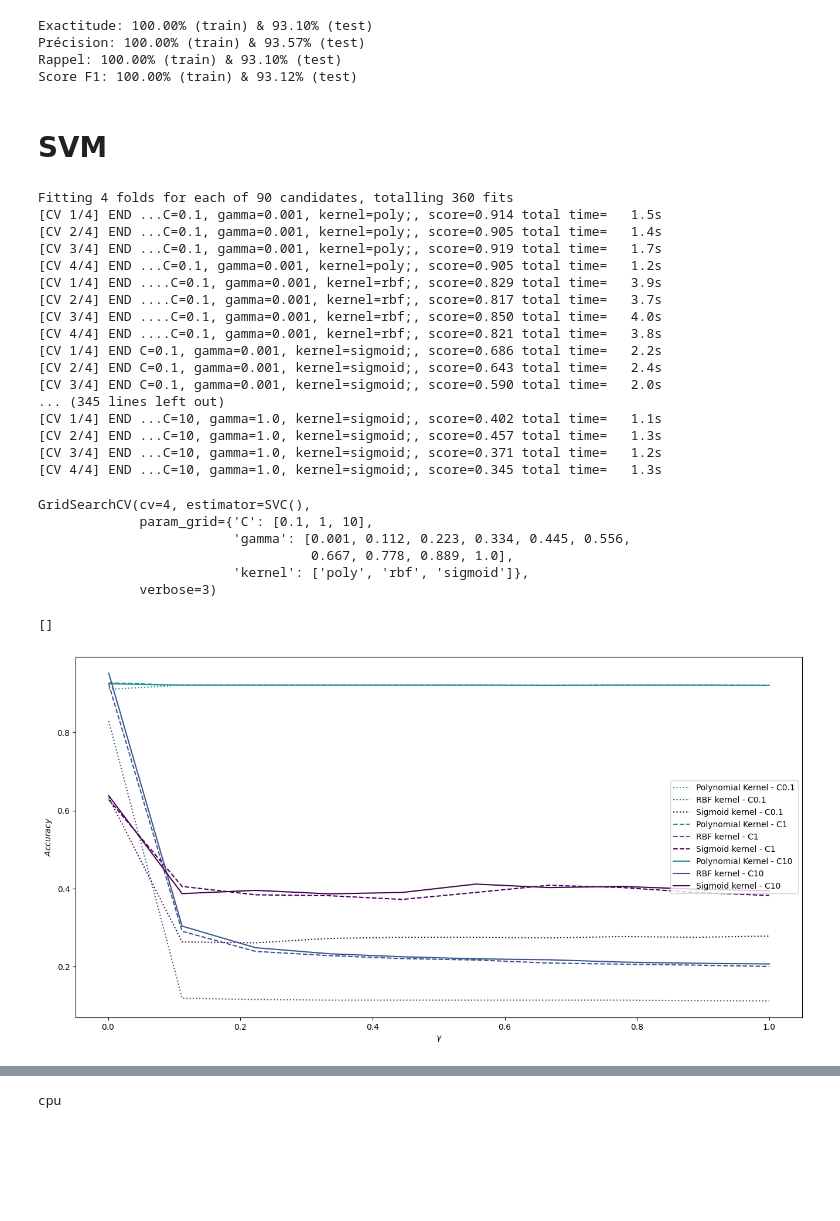
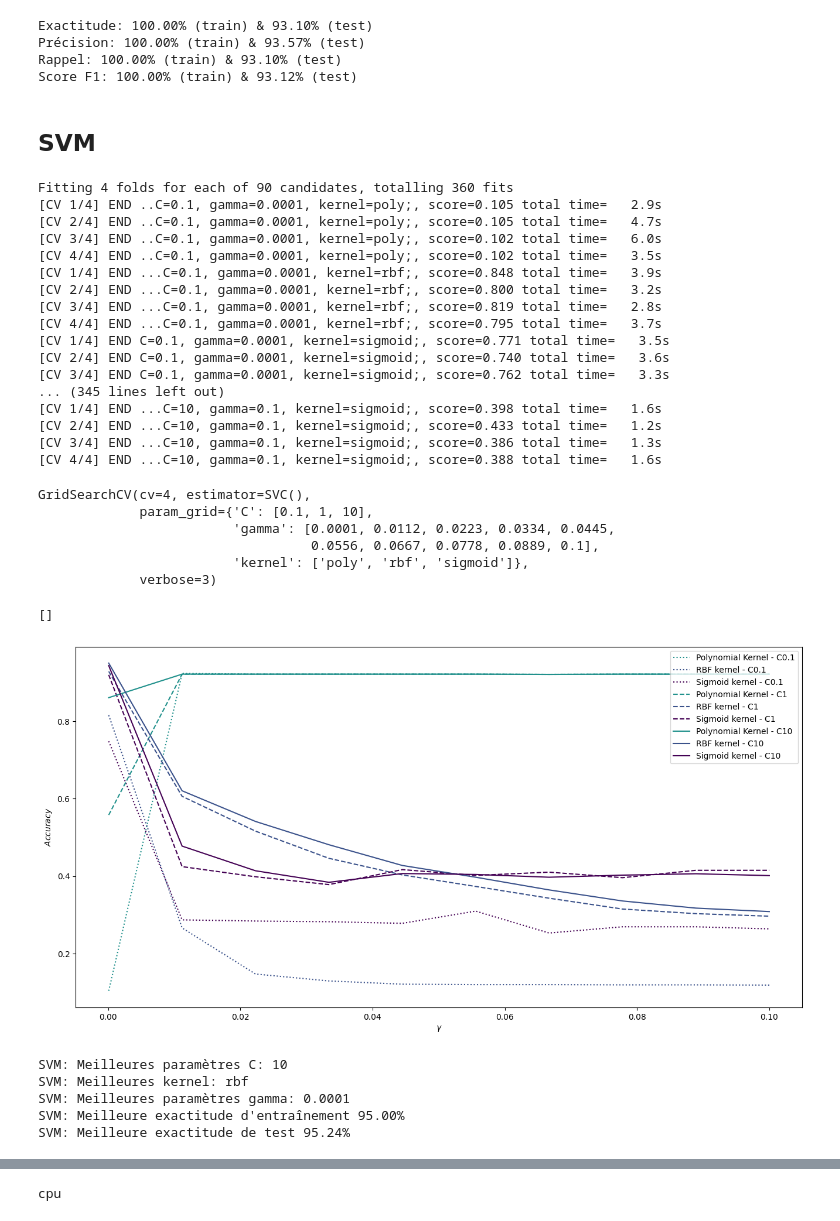
Before and after one commit to Squidez/projet_master, a Jupyter notebook: classification.ipynb, the cells around one changed output, grey strips where cells are left out. Cells and saved outputs as stored; diff of their text form; code cells hidden in the pictures; blank space fills up the shorter version.

```diff
--- a/classification.ipynb
+++ b/classification.ipynb
@@ -308,16 +312,16 @@ Score F1: 100.00% (train) & 93.12% (test)
 # %% [markdown]
-# SVM
+## SVM
 # %%
 #paramètres du SVC
 C = [0.1, 1, 10]
-gamma_par = [round(i,3) for i in np.linspace(0.001, 1, 10)]
+gamma_par = [round(i,4) for i in np.linspace(0.0001, 0.1, 10)]
 kernels = ['poly', 'rbf', 'sigmoid']
 
 param_dict = {'C': C,
               'gamma': gamma_par,
               'kernel': kernels}
 
-#nombre de cv
+#nombre de plis
 n_cv = 4
 
 #Cross-validation
@@ -330,66 +334,85 @@ grid_search_svm = GridSearchCV(svm_classifier,
 grid_search_svm.fit(X_train, y_train)
 # %% [output]
 Fitting 4 folds for each of 90 candidates, totalling 360 fits
-[CV 1/4] END ...C=0.1, gamma=0.001, kernel=poly;, score=0.914 total time=   1.5s
-[CV 2/4] END ...C=0.1, gamma=0.001, kernel=poly;, score=0.905 total time=   1.4s
-[CV 3/4] END ...C=0.1, gamma=0.001, kernel=poly;, score=0.919 total time=   1.7s
-[CV 4/4] END ...C=0.1, gamma=0.001, kernel=poly;, score=0.905 total time=   1.2s
-[CV 1/4] END ....C=0.1, gamma=0.001, kernel=rbf;, score=0.829 total time=   3.9s
-[CV 2/4] END ....C=0.1, gamma=0.001, kernel=rbf;, score=0.817 total time=   3.7s
-[CV 3/4] END ....C=0.1, gamma=0.001, kernel=rbf;, score=0.850 total time=   4.0s
-[CV 4/4] END ....C=0.1, gamma=0.001, kernel=rbf;, score=0.821 total time=   3.8s
-[CV 1/4] END C=0.1, gamma=0.001, kernel=sigmoid;, score=0.686 total time=   2.2s
-[CV 2/4] END C=0.1, gamma=0.001, kernel=sigmoid;, score=0.643 total time=   2.4s
-[CV 3/4] END C=0.1, gamma=0.001, kernel=sigmoid;, score=0.590 total time=   2.0s
+[CV 1/4] END ..C=0.1, gamma=0.0001, kernel=poly;, score=0.105 total time=   2.9s
+[CV 2/4] END ..C=0.1, gamma=0.0001, kernel=poly;, score=0.105 total time=   4.7s
+[CV 3/4] END ..C=0.1, gamma=0.0001, kernel=poly;, score=0.102 total time=   6.0s
+[CV 4/4] END ..C=0.1, gamma=0.0001, kernel=poly;, score=0.102 total time=   3.5s
+[CV 1/4] END ...C=0.1, gamma=0.0001, kernel=rbf;, score=0.848 total time=   3.9s
+[CV 2/4] END ...C=0.1, gamma=0.0001, kernel=rbf;, score=0.800 total time=   3.2s
+[CV 3/4] END ...C=0.1, gamma=0.0001, kernel=rbf;, score=0.819 total time=   2.8s
+[CV 4/4] END ...C=0.1, gamma=0.0001, kernel=rbf;, score=0.795 total time=   3.7s
+[CV 1/4] END C=0.1, gamma=0.0001, kernel=sigmoid;, score=0.771 total time=   3.5s
+[CV 2/4] END C=0.1, gamma=0.0001, kernel=sigmoid;, score=0.740 total time=   3.6s
+[CV 3/4] END C=0.1, gamma=0.0001, kernel=sigmoid;, score=0.762 total time=   3.3s
 ... (345 lines left out)
-[CV 1/4] END ...C=10, gamma=1.0, kernel=sigmoid;, score=0.402 total time=   1.1s
-[CV 2/4] END ...C=10, gamma=1.0, kernel=sigmoid;, score=0.457 total time=   1.3s
-[CV 3/4] END ...C=10, gamma=1.0, kernel=sigmoid;, score=0.371 total time=   1.2s
-[CV 4/4] END ...C=10, gamma=1.0, kernel=sigmoid;, score=0.345 total time=   1.3s
+[CV 1/4] END ...C=10, gamma=0.1, kernel=sigmoid;, score=0.398 total time=   1.6s
+[CV 2/4] END ...C=10, gamma=0.1, kernel=sigmoid;, score=0.433 total time=   1.2s
+[CV 3/4] END ...C=10, gamma=0.1, kernel=sigmoid;, score=0.386 total time=   1.3s
+[CV 4/4] END ...C=10, gamma=0.1, kernel=sigmoid;, score=0.388 total time=   1.6s
 GridSearchCV(cv=4, estimator=SVC(),
              param_grid={'C': [0.1, 1, 10],
-                         'gamma': [0.001, 0.112, 0.223, 0.334, 0.445, 0.556,
-                                   0.667, 0.778, 0.889, 1.0],
+                         'gamma': [0.0001, 0.0112, 0.0223, 0.0334, 0.0445,
+                                   0.0556, 0.0667, 0.0778, 0.0889, 0.1],
                          'kernel': ['poly', 'rbf', 'sigmoid']},
              verbose=3)
 # %%
 #exactitude moyenne par cv (renvoie une liste des scores avec les trois kernels)
 accuracy = grid_search_svm.cv_results_['mean_test_score']
 
 #récupération du score pour chaque kernel C=0.1
 poly_accuracy_c1 = accuracy[0::3][0:10]
 rbf_accuracy_c1 = accuracy[1::3][0:10]
 sig_accuracy_c1 = accuracy[2::3][0:10]
 
 #récupération du score pour chaque kernel C=1
 poly_accuracy_c2 = accuracy[0::3][10:20]
 rbf_accuracy_c2 = accuracy[1::3][10:20]
 sig_accuracy_c2 = accuracy[2::3][10:20]
 
 #récupération du score pour chaque kernel C=10
 poly_accuracy_c3 = accuracy[0::3][20:30]
 rbf_accuracy_c3 = accuracy[1::3][20:30]
 sig_accuracy_c3 = accuracy[2::3][20:30]
 
 #Graphique pour de l'exactitude en fonction de lambda
 fig, ax = plt.subplots(figsize=(16,8))
 ax.plot(gamma_par, poly_accuracy_c1, c='#21918c', linestyle='dotted', label=f'Polynomial Kernel - C{C[0]}')
-ax.plot(gamma_par, rbf_accuracy_c1, c="#3b528b", linestyle='dotted', label=f"RBF kernel - C{C[0]}")
-ax.plot(gamma_par, sig_accuracy_c1, c="#440154", linestyle='dotted',label=f"Sigmoid kernel - C{C[0]}")
+ax.plot(gamma_par, rbf_accuracy_c1, c='#3b528b', linestyle='dotted', label=f'RBF kernel - C{C[0]}')
+ax.plot(gamma_par, sig_accuracy_c1, c='#440154', linestyle='dotted',label=f'Sigmoid kernel - C{C[0]}')
 
 ax.plot(gamma_par, poly_accuracy_c2, c='#21918c', linestyle='dashed', label=f'Polynomial Kernel - C{C[1]}')
-ax.plot(gamma_par, rbf_accuracy_c2, c="#3b528b", linestyle='dashed', label=f"RBF kernel - C{C[1]}")
-ax.plot(gamma_par, sig_accuracy_c2, c="#440154", linestyle='dashed', label=f"Sigmoid kernel - C{C[1]}")
+ax.plot(gamma_par, rbf_accuracy_c2, c='#3b528b', linestyle='dashed', label=f'RBF kernel - C{C[1]}')
+ax.plot(gamma_par, sig_accuracy_c2, c='#440154', linestyle='dashed', label=f'Sigmoid kernel - C{C[1]}')
 
 ax.plot(gamma_par, poly_accuracy_c3, c='#21918c', label=f'Polynomial Kernel - C{C[2]}')
-ax.plot(gamma_par, rbf_accuracy_c3, c="#3b528b", label=f"RBF kernel - C{C[2]}")
-ax.plot(gamma_par, sig_accuracy_c3, c="#440154", label=f'Sigmoid kernel - C{C[2]}')
+ax.plot(gamma_par, rbf_accuracy_c3, c='#3b528b', label=f'RBF kernel - C{C[2]}')
+ax.plot(gamma_par, sig_accuracy_c3, c='#440154', label=f'Sigmoid kernel - C{C[2]}')
 
-ax.set_xlabel("$\gamma$")
-ax.set_ylabel("$Accuracy$")
-ax.legend()
+ax.set_xlabel('$\gamma$')
+ax.set_ylabel('$Accuracy$')
+ax.legend(loc='upper right')
 plt.plot()
 # %% [output]
 []
-[figure, old version]
+[figure, new version]
+# %%
+#SVM avec les meilleurs paramètres
+best_kernel = grid_search_svm.best_params_['kernel']
+best_gamma = grid_search_svm.best_params_['gamma']
+best_C = grid_search_svm.best_params_['C']
+accuracy_svm_test = grid_search_svm.best_estimator_.score(X_test, y_test)
+
+#Meilleurs paramètres et exactitude de la cv
+print(f'SVM: Meilleures paramètres C: {best_C}')
+print(f'SVM: Meilleures kernel: {best_kernel}')
+print(f'SVM: Meilleures paramètres gamma: {best_gamma}')
+print(f'SVM: Meilleure exactitude d'entraînement{grid_search_svm.best_score_: .2%} ')
+print(f'SVM: Meilleure exactitude de test{accuracy_svm_test: .2%} ')
+# %% [output]
+SVM: Meilleures paramètres C: 10
+SVM: Meilleures kernel: rbf
+SVM: Meilleures paramètres gamma: 0.0001
+SVM: Meilleure exactitude d'entraînement 95.00%
+SVM: Meilleure exactitude de test 95.24%
 # %%
```
Also changed, not shown: parts of 36 cells of this notebook, 4 other files.
